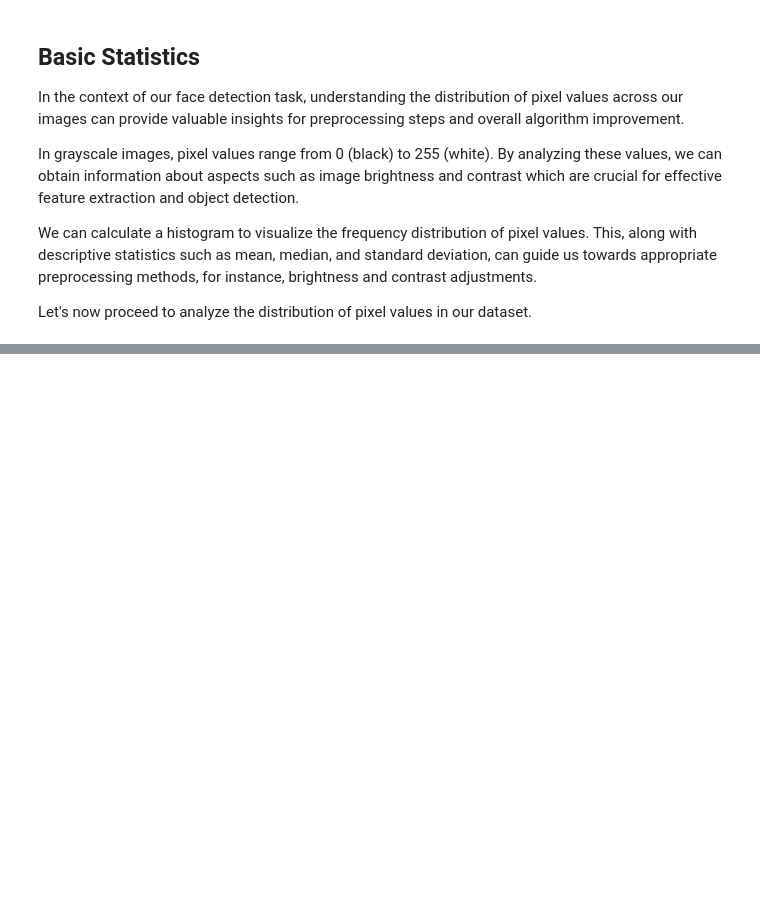
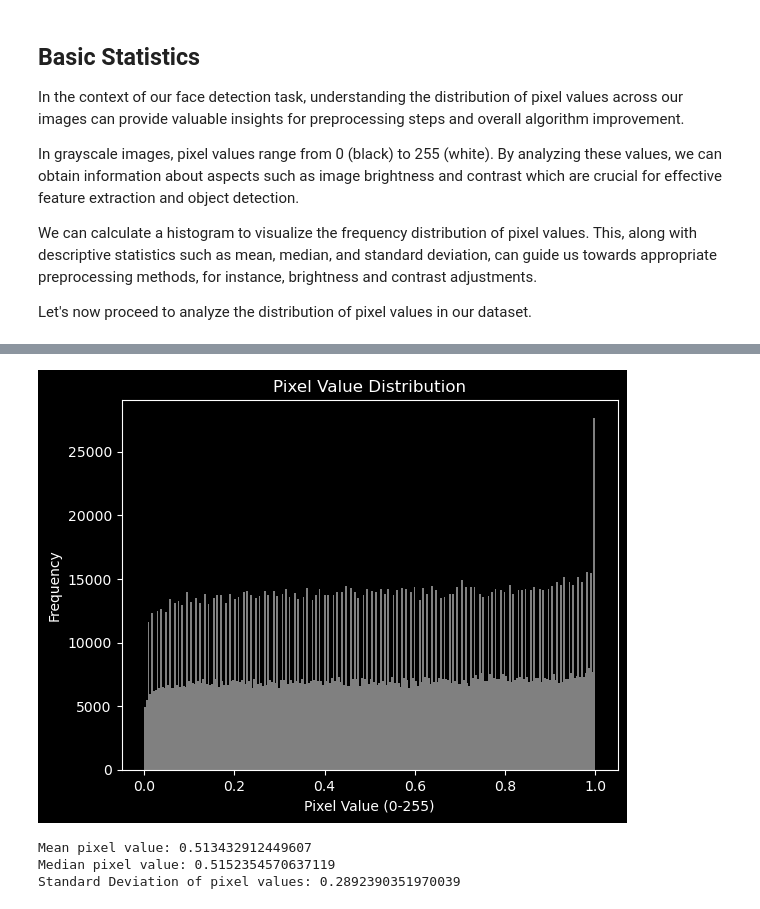
Before and after one commit to BRJoaquin/ml-ia-obligatorio, a Jupyter notebook: face_detector.ipynb, the cells around one changed output, grey strips where cells are left out. Cells and saved outputs as stored; diff of their text form; code cells hidden in the pictures; blank space fills up the shorter version.

```diff
--- a/face_detector.ipynb
+++ b/face_detector.ipynb
@@ -205,5 +272,11 @@ print(f'Standard Deviation of pixel values: {std_dev}')
 # %%
-from skimage.exposure import equalize_hist
-
-X_train_norm = [equalize_hist(image) for image in X_train]
-X_test_norm = [equalize_hist(image) for image in X_test]
+# Equalize the training and test sets
+X_train_norm = np.array([equalize_hist(image) for image in X_train])
+X_test_norm = np.array([equalize_hist(image) for image in X_test])
+# %%
+basic_stats(X_train_norm, range=(0,1))
+# %% [output]
+[figure, added]
+Mean pixel value: 0.513432912449607
+Median pixel value: 0.5152354570637119
+Standard Deviation of pixel values: 0.2892390351970039
```
Also changed, not shown: parts of 15 cells of this notebook.
